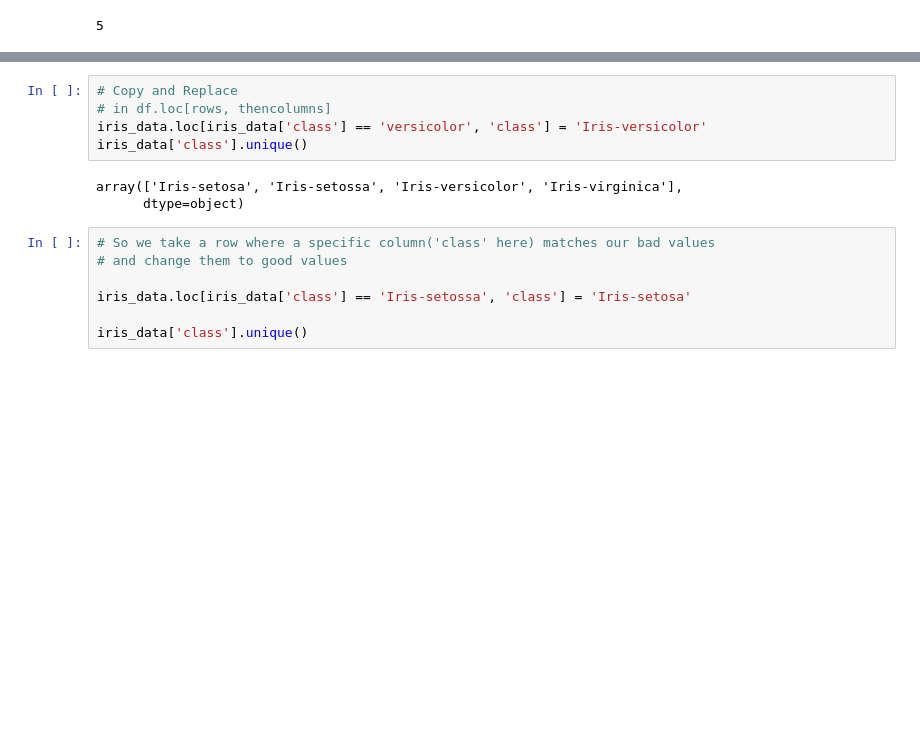
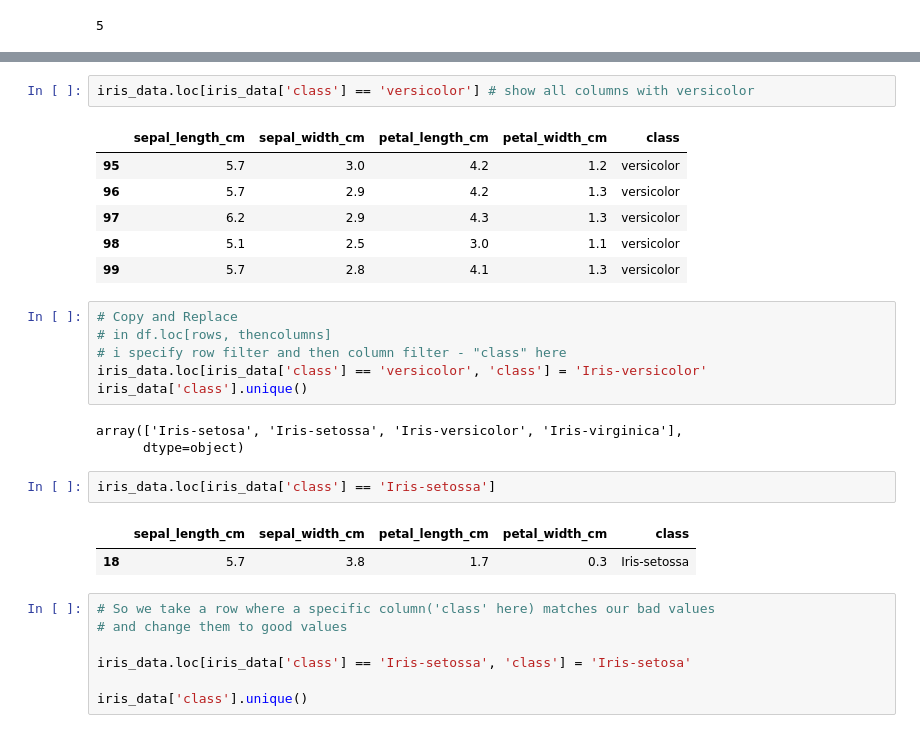
Before and after one commit to ValRCS/Python_Data_Analysis_Forecasting, a Jupyter notebook: notebooks/ml_intro/Irises Data Analysis Workflow.ipynb, the cells around one changed output, grey strips where cells are left out. Saved outputs shown, nothing was run; the diff lists cells and outputs as text; blank space fills up the shorter version.

```diff
--- a/notebooks/ml_intro/Irises Data Analysis Workflow.ipynb
+++ b/notebooks/ml_intro/Irises Data Analysis Workflow.ipynb
@@ -397,11 +447,26 @@ len(iris_data['class'].unique())
+# %%
+iris_data.loc[iris_data['class'] == 'versicolor'] # show all columns with versicolor
+# %% [output]
+|  | sepal_length_cm | sepal_width_cm | petal_length_cm | petal_width_cm | class |
+| 95 | 5.7 | 3.0 | 4.2 | 1.2 | versicolor |
+| 96 | 5.7 | 2.9 | 4.2 | 1.3 | versicolor |
+| 97 | 6.2 | 2.9 | 4.3 | 1.3 | versicolor |
+| 98 | 5.1 | 2.5 | 3.0 | 1.1 | versicolor |
+| 99 | 5.7 | 2.8 | 4.1 | 1.3 | versicolor |
 # %%
 # Copy and Replace
 # in df.loc[rows, thencolumns]
+# i specify row filter and then column filter - "class" here
 iris_data.loc[iris_data['class'] == 'versicolor', 'class'] = 'Iris-versicolor'
 iris_data['class'].unique()
 # %% [output]
 array(['Iris-setosa', 'Iris-setossa', 'Iris-versicolor', 'Iris-virginica'],
       dtype=object)
+# %%
+iris_data.loc[iris_data['class'] == 'Iris-setossa']
+# %% [output]
+|  | sepal_length_cm | sepal_width_cm | petal_length_cm | petal_width_cm | class |
+| 18 | 5.7 | 3.8 | 1.7 | 0.3 | Iris-setossa |
 # %%
 # So we take a row where a specific column('class' here) matches our bad values
 # and change them to good values
```
Also changed, not shown: parts of 34 cells of this notebook, 2 other files.
